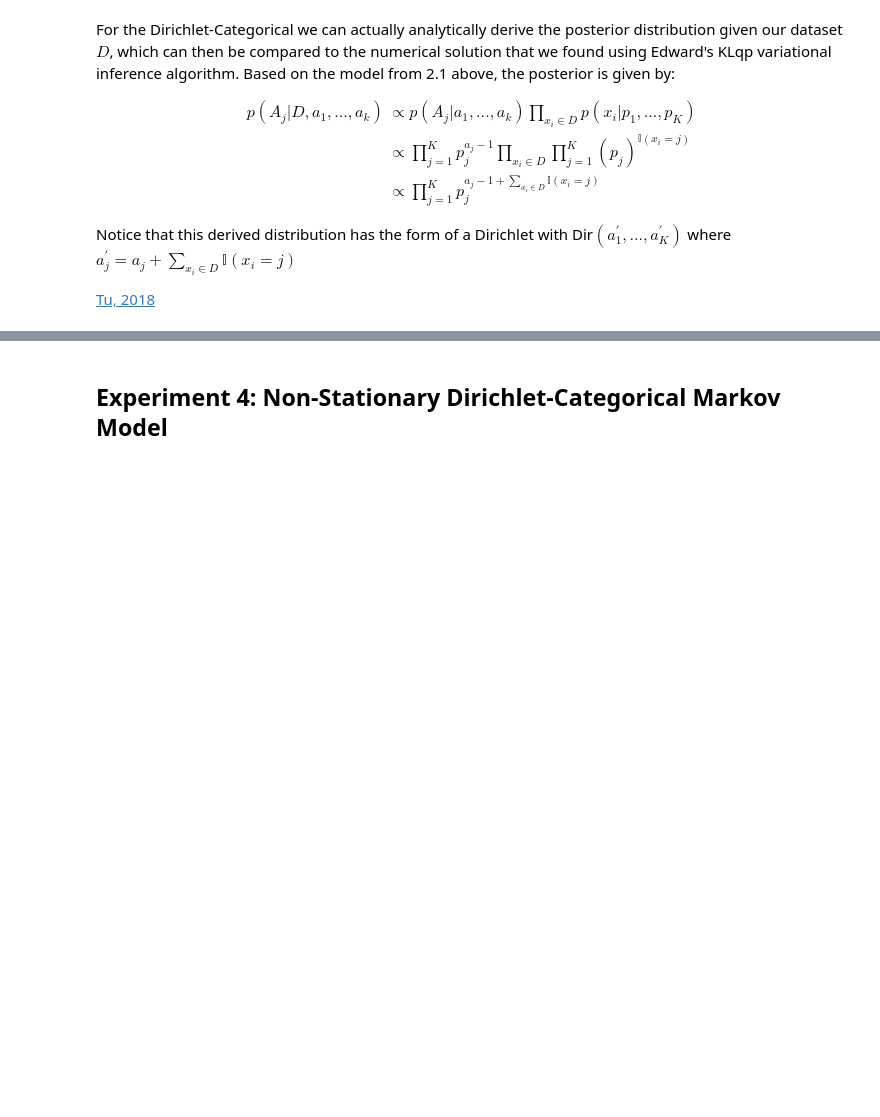
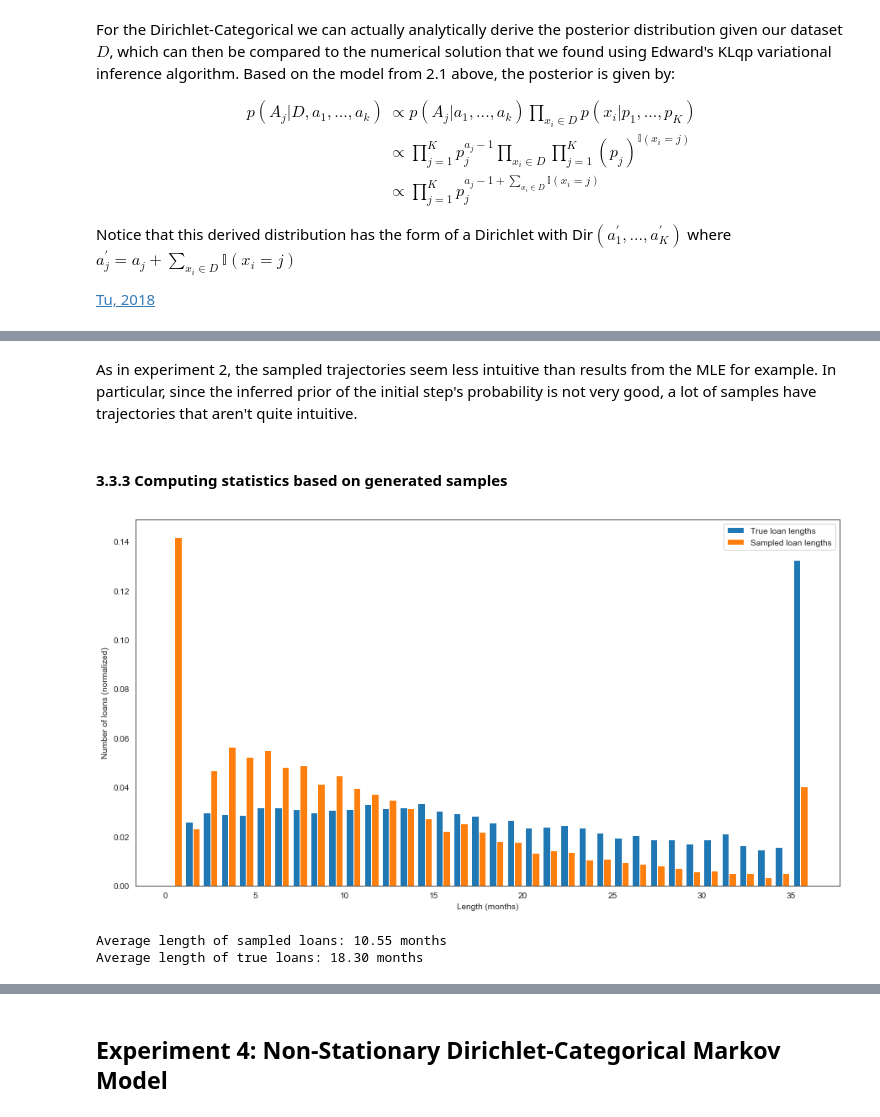
Before and after one commit to basilvetas/lending-club-analysis, a Jupyter notebook: final-project/final-notebook.ipynb, the cells around one changed output, grey strips where cells are left out. Saved outputs shown, nothing was run; the diff lists cells and outputs as text; code cells hidden in the pictures; blank space fills up the shorter version.

```diff
--- a/final-project/final-notebook.ipynb
+++ b/final-project/final-notebook.ipynb
@@ -355,0 +403,10 @@ inferred_matrix_2
+# %% [markdown]
+As in experiment 2, the sampled trajectories seem less intuitive than results from the MLE for example. In particular, since the inferred prior of the initial step's probability is not very good, a lot of samples have trajectories that aren't quite intuitive.
+# %% [markdown]
+#### 3.3.3 Computing statistics based on generated samples
+# %%
+utils.criticism.sample_and_plot_length_tfp(model_post, sess, x_train, inferred_qpi_0)
+# %% [output]
+[figure, added]
+Average length of sampled loans: 10.55 months
+Average length of true loans: 18.30 months
```
Also changed, not shown: parts of 29 cells of this notebook, 4 other files.
